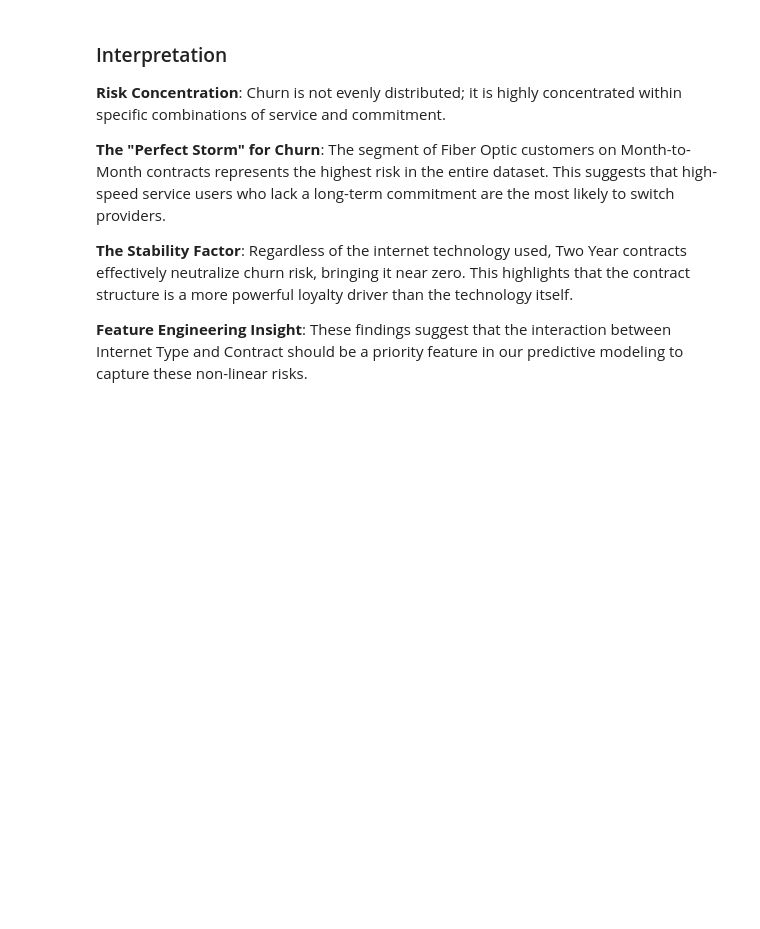
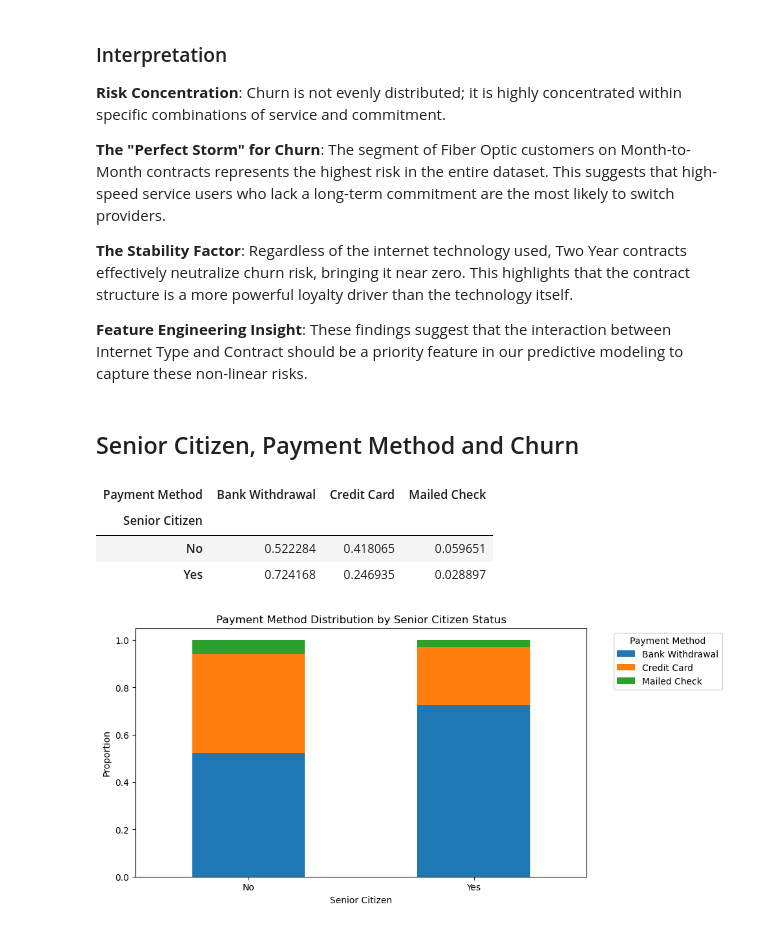
Before and after one commit to GulsaraMirzayeva/telco-churn-capstone, a Jupyter notebook: notebooks/03_eda.ipynb, the cells around one changed output. Saved outputs shown, nothing was run; the diff lists cells and outputs as text; code cells hidden in the pictures; blank space fills up the shorter version.

```diff
--- a/notebooks/03_eda.ipynb
+++ b/notebooks/03_eda.ipynb
@@ -602,3 +602,33 @@ plt.show()
 **The Stability Factor**: Regardless of the internet technology used, Two Year contracts effectively neutralize churn risk, bringing it near zero. This highlights that the contract structure is a more powerful loyalty driver than the technology itself.
 
 **Feature Engineering Insight**: These findings suggest that the interaction between Internet Type and Contract should be a priority feature in our predictive modeling to capture these non-linear risks.
+# %% [markdown]
+## Senior Citizen, Payment Method and Churn
+# %%
+senior_payment = pd.crosstab(
+    eda_df["Senior Citizen"],
+    eda_df["Payment Method"],
+    normalize="index"
+)
+
+senior_payment
+# %% [output]
+| Payment Method | Bank Withdrawal | Credit Card | Mailed Check |
+| Senior Citizen |  |  |  |
+| No | 0.522284 | 0.418065 | 0.059651 |
+| Yes | 0.724168 | 0.246935 | 0.028897 |
+# %%
+senior_payment.plot(
+    kind="bar",
+    stacked=True,
+    figsize=(9, 5)
+)
+
+plt.title("Payment Method Distribution by Senior Citizen Status")
+plt.ylabel("Proportion")
+plt.xlabel("Senior Citizen")
+plt.xticks(rotation=0)
+plt.legend(title="Payment Method", bbox_to_anchor=(1.05, 1), loc="upper left")
+plt.show()
+# %% [output]
+[figure, added]
```
Also changed, not shown: parts of 11 cells of this notebook.
